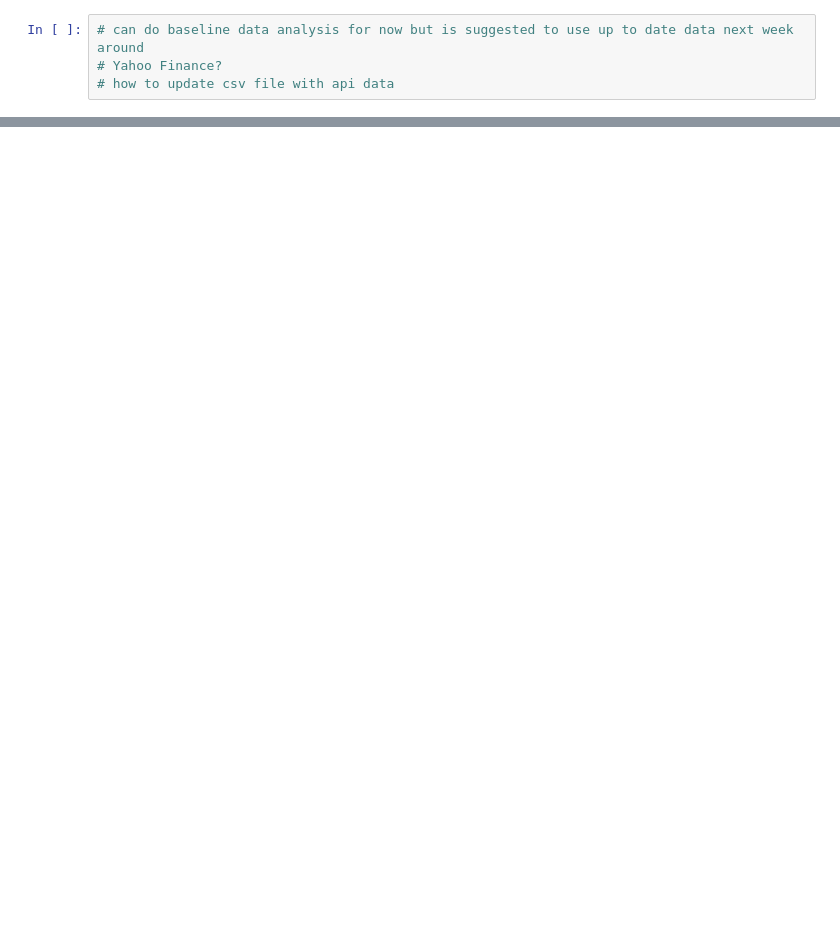
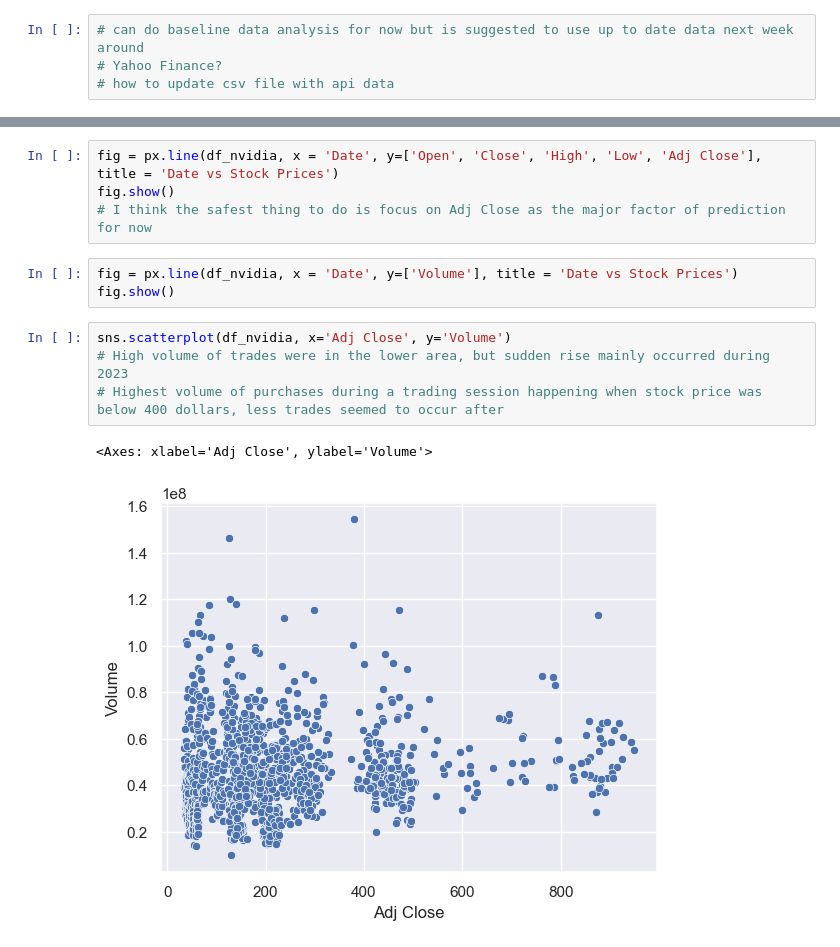
Before and after one commit to Kestrel86/Stock_Analysis, a Jupyter notebook: nvidia_analysis.ipynb, the cells around one changed output, grey strips where cells are left out. Saved outputs shown, nothing was run; the diff lists cells and outputs as text; blank space fills up the shorter version.

```diff
--- a/nvidia_analysis.ipynb
+++ b/nvidia_analysis.ipynb
@@ -103,0 +100,14 @@ I chose the stocks: Nvidia, Tesla, Amazon, and Apple as my first few major stock
+# %%
+fig = px.line(df_nvidia, x = 'Date', y=['Open', 'Close', 'High', 'Low', 'Adj Close'], title = 'Date vs Stock Prices')
+fig.show()
+# I think the safest thing to do is focus on Adj Close as the major factor of prediction for now
+# %%
+fig = px.line(df_nvidia, x = 'Date', y=['Volume'], title = 'Date vs Stock Prices')
+fig.show()
+# %%
+sns.scatterplot(df_nvidia, x='Adj Close', y='Volume')
+# High volume of trades were in the lower area, but sudden rise mainly occurred during 2023
+# Highest volume of purchases during a trading session happening when stock price was below 400 dollars, less trades seemed to occur after
+# %% [output]
+<Axes: xlabel='Adj Close', ylabel='Volume'>
+[figure, added]
```
Also changed, not shown: parts of 28 cells of this notebook, 4 other files.
